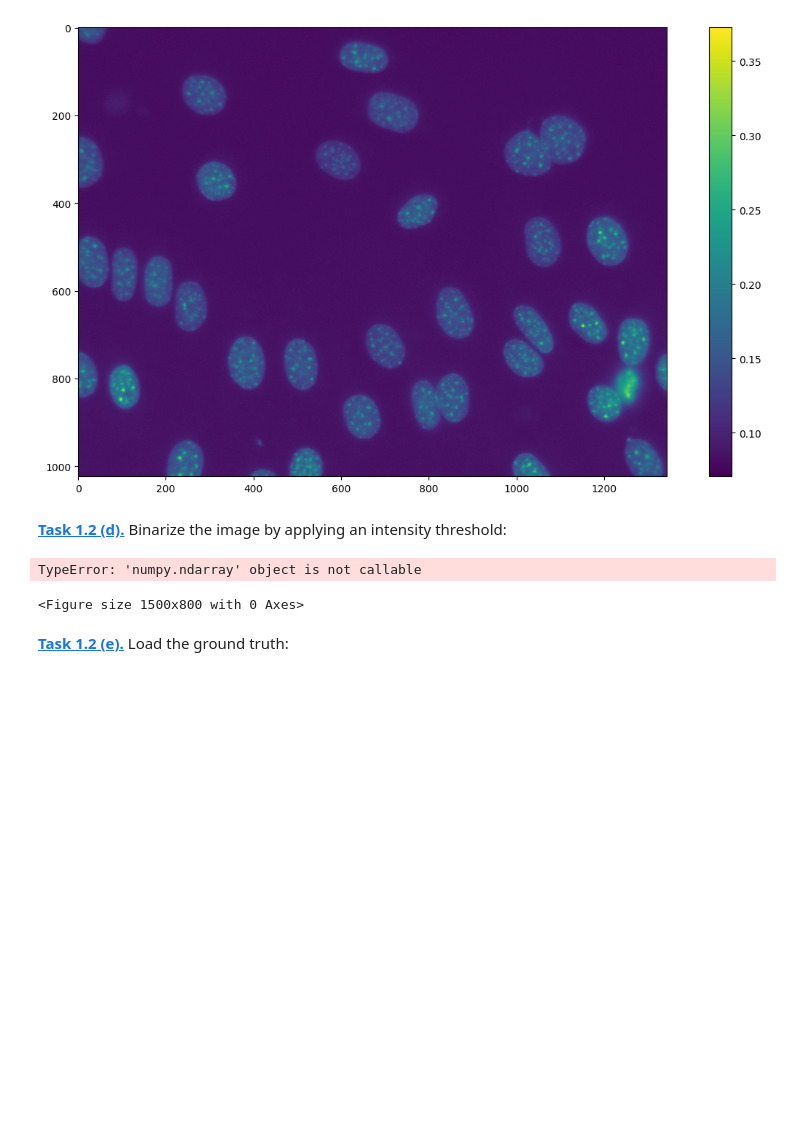
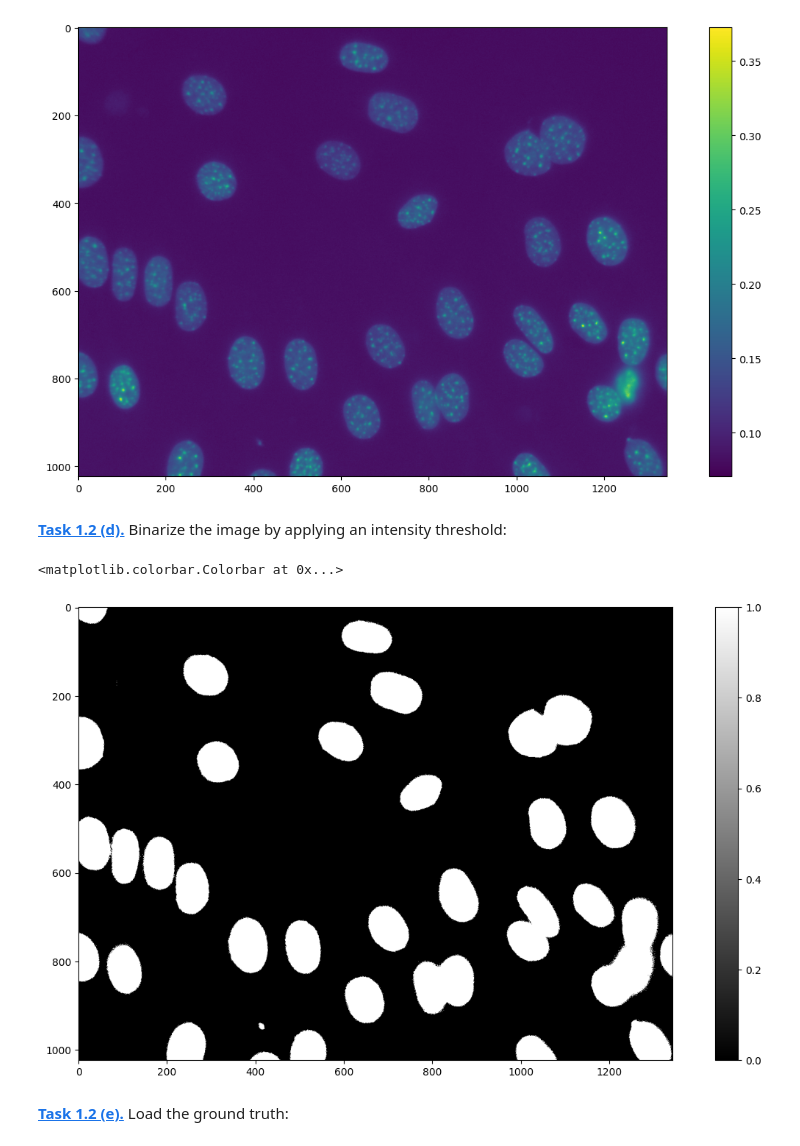
Before and after one commit to lottagambert/mobi-fs5-python, a Jupyter notebook: segm_threshold.ipynb, the cells around one changed output. Drawn from its saved outputs; the diff is of its cells as text; code cells hidden in the pictures; blank space fills up the shorter version.

```diff
--- a/segm_threshold.ipynb
+++ b/segm_threshold.ipynb
@@ -19,13 +19,14 @@ plt.colorbar()
 # %% [markdown]
 **[Task 1.2 (d).]()** Binarize the image by applying an intensity threshold:
 # %%
-T1 = 0.31
+T1 = 0.10
+img = img <= T1
 plt.figure(figsize=(15,8))
-plt.imshow(img(T1))
+plt.imshow(img, cmap = "grey")
 plt.colorbar()
 # %% [output]
-TypeError: 'numpy.ndarray' object is not callable
+<matplotlib.colorbar.Colorbar at 0x...>
-<Figure size 1500x800 with 0 Axes>
+[figure, added]
 # %% [markdown]
 **[Task 1.2 (e).]()** Load the ground truth:
 # %% [markdown]
```
